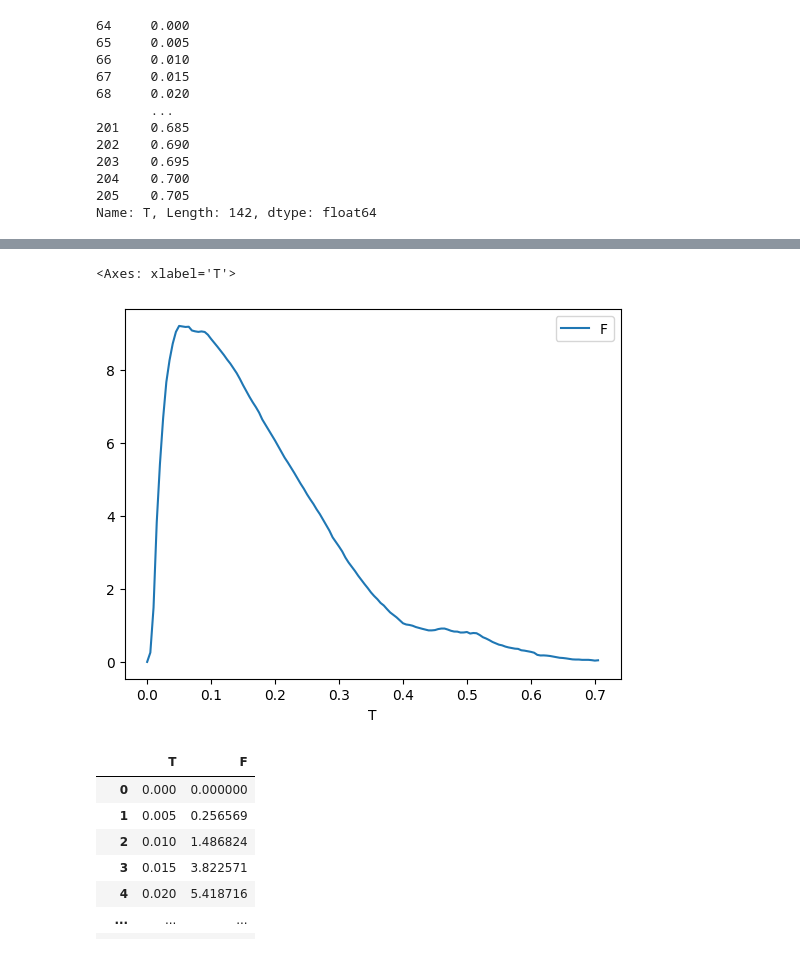
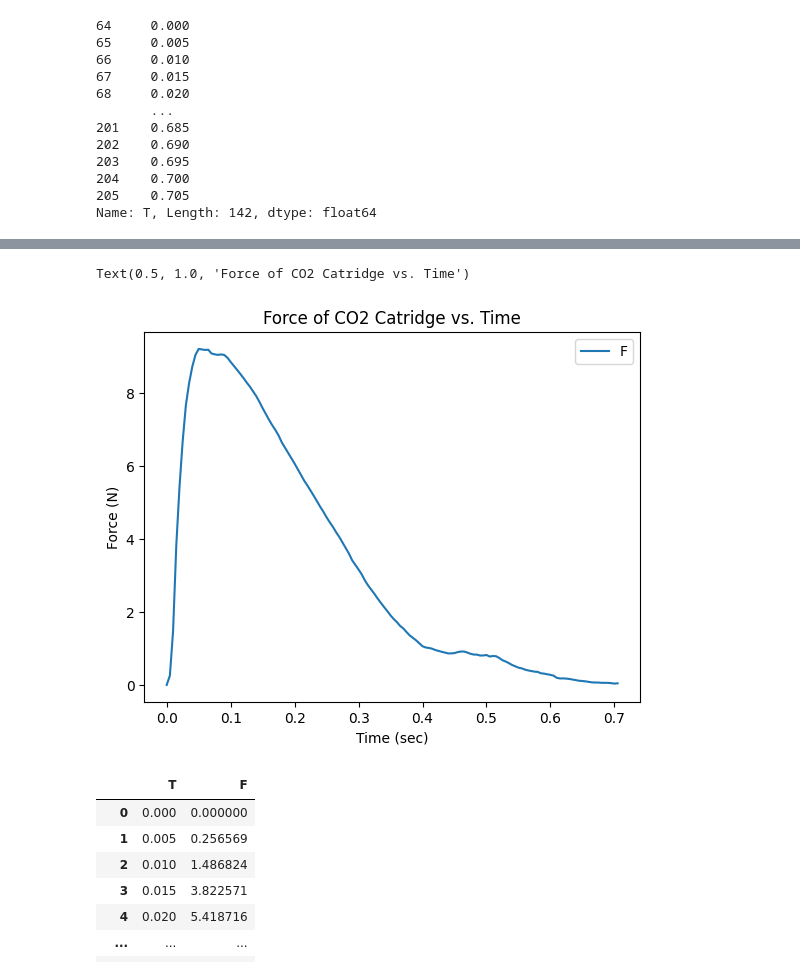
Before and after one commit to FormulaForest/Formula-Forest, a Jupyter notebook: Propulsion theory/exp_results.ipynb, the cells around one changed output, grey strips where cells are left out. Saved outputs shown, nothing was run; the diff lists cells and outputs as text; code cells hidden in the pictures.

```diff
--- a/Propulsion theory/exp_results.ipynb
+++ b/Propulsion theory/exp_results.ipynb
@@ -130,9 +130,12 @@ See the caveats in the documentation: https://pandas.pydata.org/pandas-docs/stab
 | 142 | 0.323 | 0.044289 |
 # %%
 df_crop[["T", "F"]].plot(x='T', y='F')
+plt.xlabel("Time (sec)")
+plt.ylabel("Force (N)")
+plt.title("Force of CO2 Catridge vs. Time")
 # %% [output]
-<Axes: xlabel='T'>
+Text(0.5, 1.0, 'Force of CO2 Catridge vs. Time')
-[figure, old version]
+[figure, new version]
 # %%
 df_res = df_crop[["T", "F"]]
 df_res.reset_index(drop=True, inplace=True)
```
Also changed, not shown: parts of 6 cells of this notebook, 3 other files.
